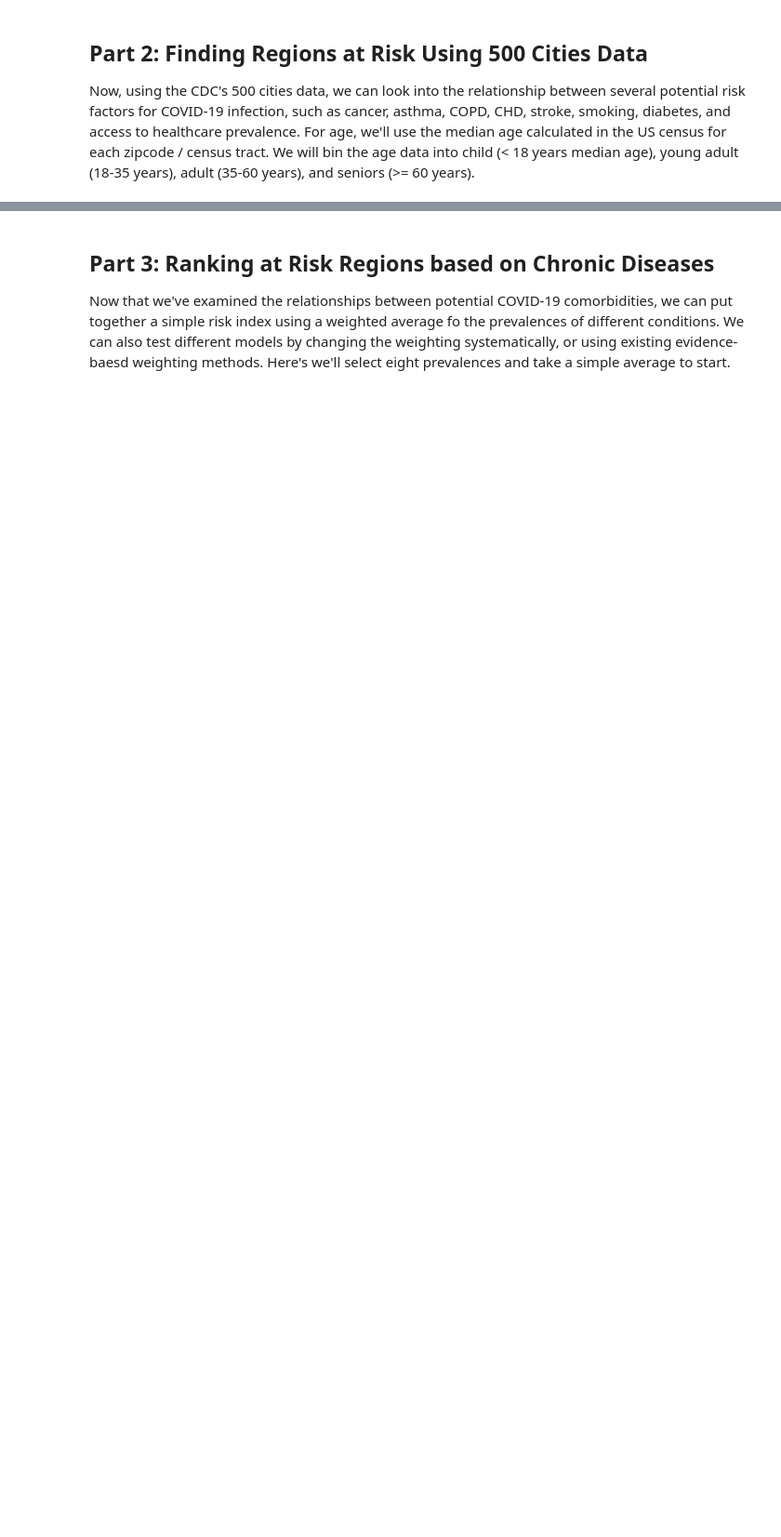
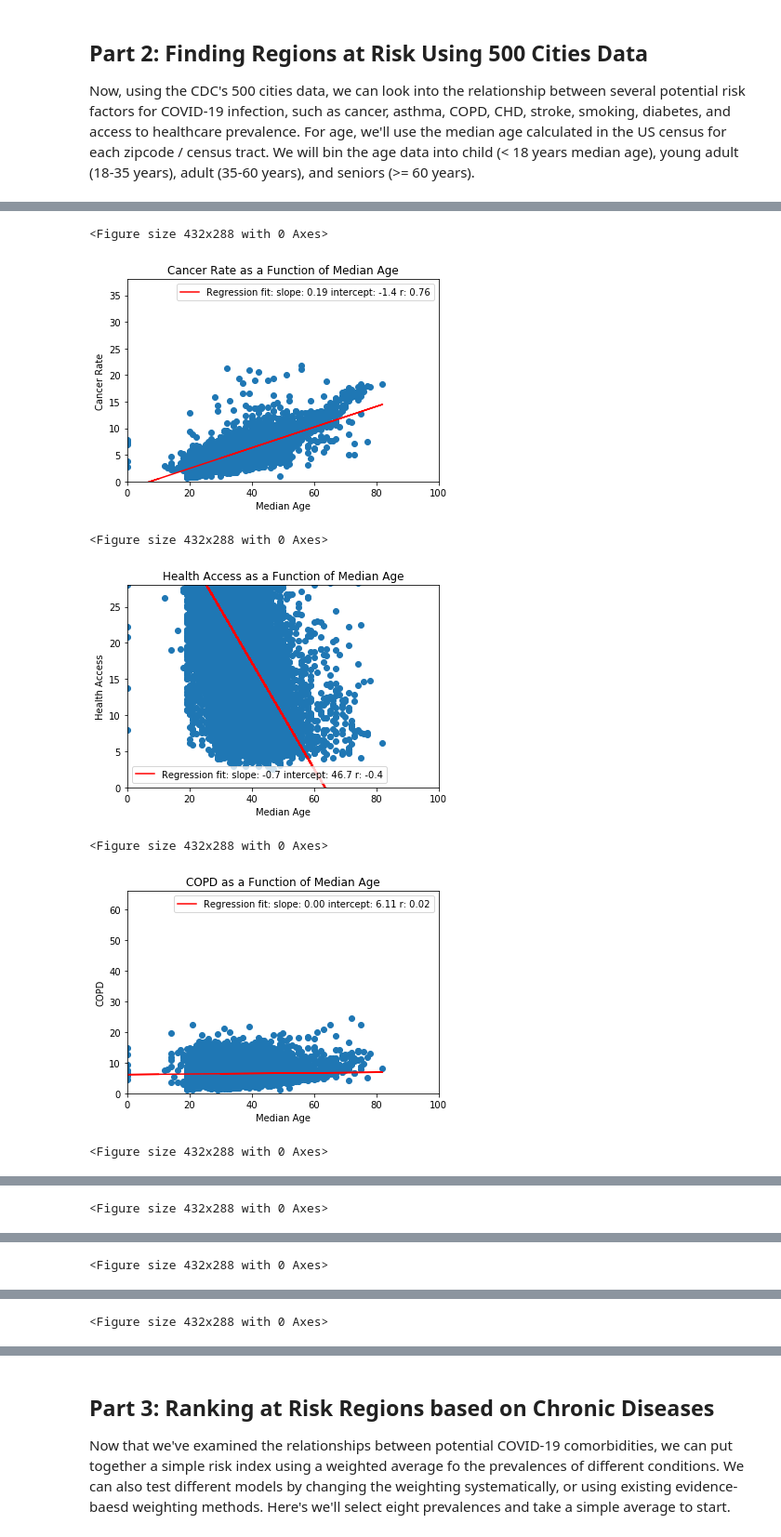
Before and after one commit to andrewdeoXY/xyblog, a Jupyter notebook: COVID19/XY.ai and COVID19.ipynb, the cells around one changed output, grey strips where cells are left out. Shown: that part at 93% size. Saved outputs shown, nothing was run; the diff lists cells and outputs as text; code cells hidden in the pictures; blank space fills up the shorter version.

Commit message:
Added median age correlation plots

```diff
--- a/COVID19/XY.ai and COVID19.ipynb
+++ b/COVID19/XY.ai and COVID19.ipynb
@@ -222,0 +185,63 @@ Smoking  -0.641262  0.429033  0.181906  0.811478  0.578168  0.478998  1.000000
+# %%
+cancervals = np.array([])
+strokevals = np.array([])
+accessvals = np.array([])
+asthmavals = np.array([])
+copdvals = np.array([])
+chdvals = np.array([])
+obesityvals = np.array([])
+diabetesvals = np.array([])
+smokingvals = np.array([])
+agevals = np.array([])
+datalabels = np.array([])
+
+for tfips in finaltable:
+    cancervals = np.append(cancervals, finaltable[tfips]['CANCER_CrudePrev'])
+    strokevals = np.append(strokevals, finaltable[tfips]['STROKE_CrudePrev'])
+    accessvals = np.append(accessvals, finaltable[tfips]['ACCESS2_CrudePrev'])
+    asthmavals = np.append(asthmavals, finaltable[tfips]['CASTHMA_CrudePrev'])
+    copdvals = np.append(copdvals, finaltable[tfips]['COPD_CrudePrev'])
+    chdvals = np.append(chdvals, float(finaltable[tfips]['CHD_CrudePrev']))
+    obesityvals = np.append(obesityvals, float(finaltable[tfips]['OBESITY_CrudePrev']))
+    diabetesvals = np.append(diabetesvals, float(finaltable[tfips]['DIABETES_CrudePrev']))
+    smokingvals = np.append(smokingvals, finaltable[tfips]['CSMOKING_CrudePrev'])
+    agevals = np.append(agevals, finaltable[tfips]['median_age'])
+
+def ShowScatter(xval, yval, tlabels, xtitle, ytitle):
+    plt.figure()
+    ttitle = ytitle + ' as a Function of ' + xtitle
+    fig, ax1 = plt.subplots()
+    (m, b) = np.polyfit(xval.astype(float), yval.astype(float), 1)
+    correlation = np.corrcoef(xval.astype(float), yval.astype(float))[0,1]
+    r = correlation
+    tforecast = np.append(xval, [10])
+    yp = np.polyval([m, b], tforecast)
+    plt.plot(tforecast, yp, label="Regression fit: slope: " + str(m)[0:4] + " intercept: " + str(b)[0:4] + " r: " + str(r)[0:4], color='red')
+    if tlabels == 'None':
+        plt.scatter(xval, yval)
+    if tlabels != 'None':
+        plt.scatter(xval, yval, tlabels)
+    yaxismax = ((np.max(yval) % 10) + 2) * 10
+    plt.xlim(0, 100)
+    plt.ylim(0, yaxismax)
+    plt.title(ttitle)
+    plt.xlabel(xtitle)
+    plt.ylabel(ytitle)
+    plt.legend()
+    plt.show()
+
+ShowScatter(agevals, cancervals, 'None', 'Median Age', 'Cancer Rate')
+ShowScatter(agevals, accessvals, 'None', 'Median Age', 'Health Access')
+ShowScatter(agevals, copdvals, 'None', 'Median Age', 'COPD')
+ShowScatter(agevals, smokingvals, 'None', 'Median Age', 'Smoking')
+ShowScatter(agevals, chdvals, 'None', 'Median Age', 'CHD')
+ShowScatter(agevals, obesityvals, 'None', 'Median Age', 'Obesity')
+ShowScatter(agevals, diabetesvals, 'None', 'Median Age', 'Diabetes')
+# %% [output]
+<Figure size 432x288 with 0 Axes>
+[figure, added]
+<Figure size 432x288 with 0 Axes>
+[figure, added]
+<Figure size 432x288 with 0 Axes>
+[figure, added]
+<Figure size 432x288 with 0 Axes>
@@ -222,0 +249 @@ Smoking  -0.641262  0.429033  0.181906  0.811478  0.578168  0.478998  1.000000
+<Figure size 432x288 with 0 Axes>
@@ -222,0 +251 @@ Smoking  -0.641262  0.429033  0.181906  0.811478  0.578168  0.478998  1.000000
+<Figure size 432x288 with 0 Axes>
@@ -222,0 +253 @@ Smoking  -0.641262  0.429033  0.181906  0.811478  0.578168  0.478998  1.000000
+<Figure size 432x288 with 0 Axes>
```
Also changed, not shown: parts of 7 cells of this notebook, 1 other file.
